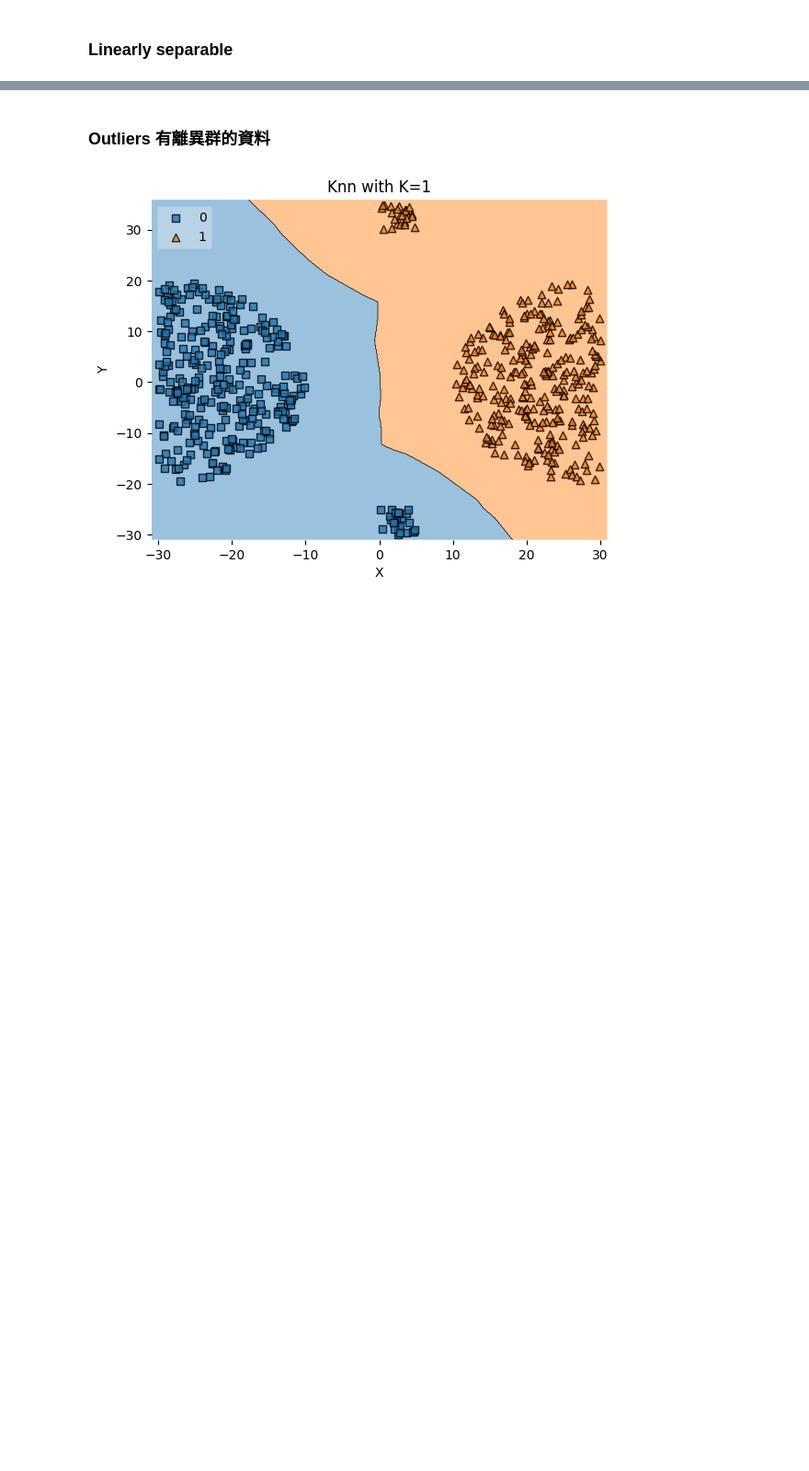
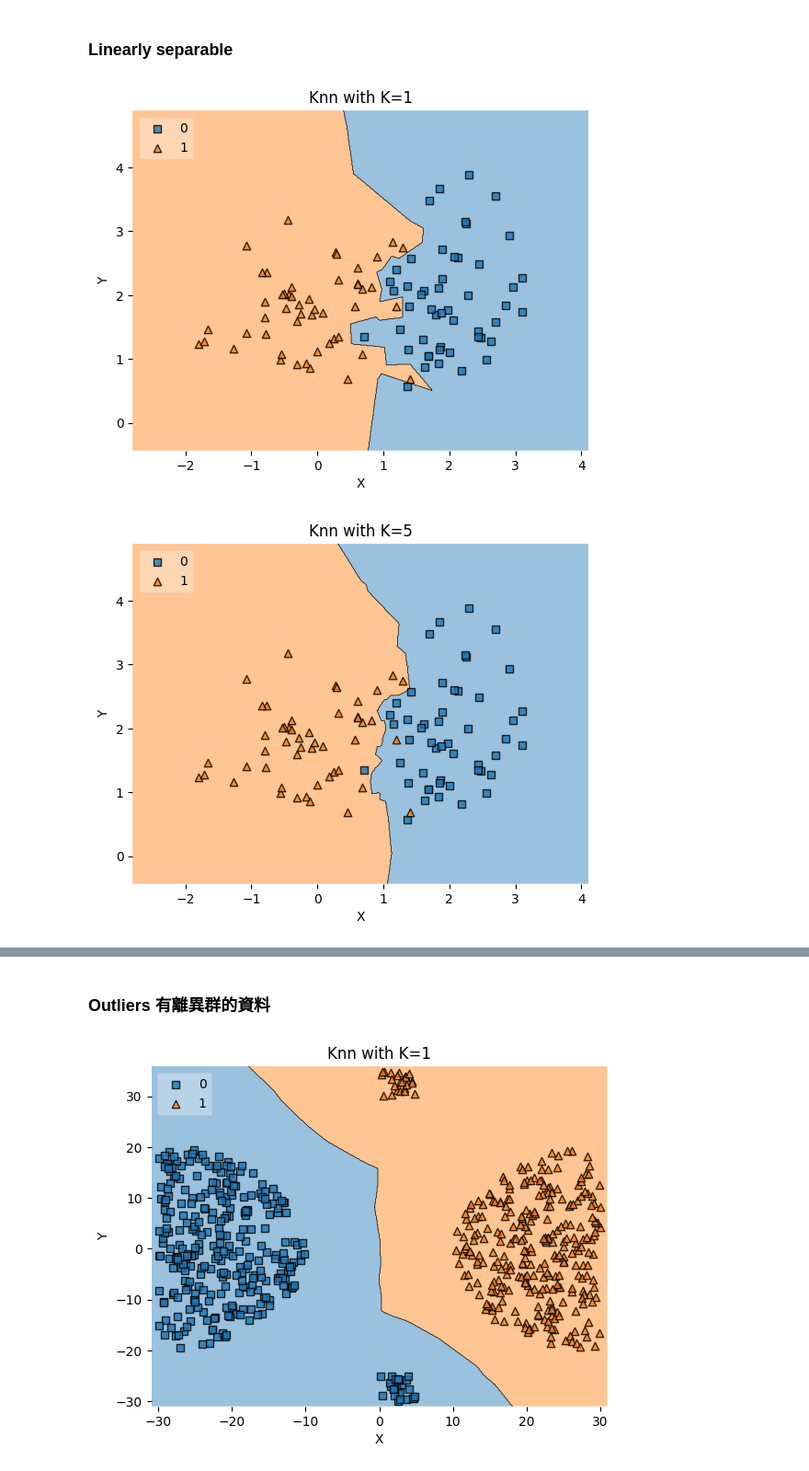
Before and after one commit to Yiting916/ML, a Jupyter notebook: 2-02.KNN.ipynb, the cells around one changed output, grey strips where cells are left out. Shown at 92% size. Saved outputs shown, nothing was run; the diff lists cells and outputs as text; code cells hidden in the pictures; blank space fills up the shorter version.

```diff
--- a/2-02.KNN.ipynb
+++ b/2-02.KNN.ipynb
@@ -173,6 +183,9 @@ for i in [1,5,20,30,40,80]:
 # %% [markdown]
 ### Linearly separable
 # %%
-data = pd.read_csv('../data/演算法測試資料/linearsep.csv')
+data = pd.read_csv('/content/drive/MyDrive/YiTing/Learning/Python/ML/演算法測試資料/linearsep.csv')
 for i in [1,5,20,30,40,80]:
     knn_comparison(data, i)
+# %% [output]
+[figure, added]
+[figure, added]
```
Also changed, not shown: parts of 6 cells of this notebook.
